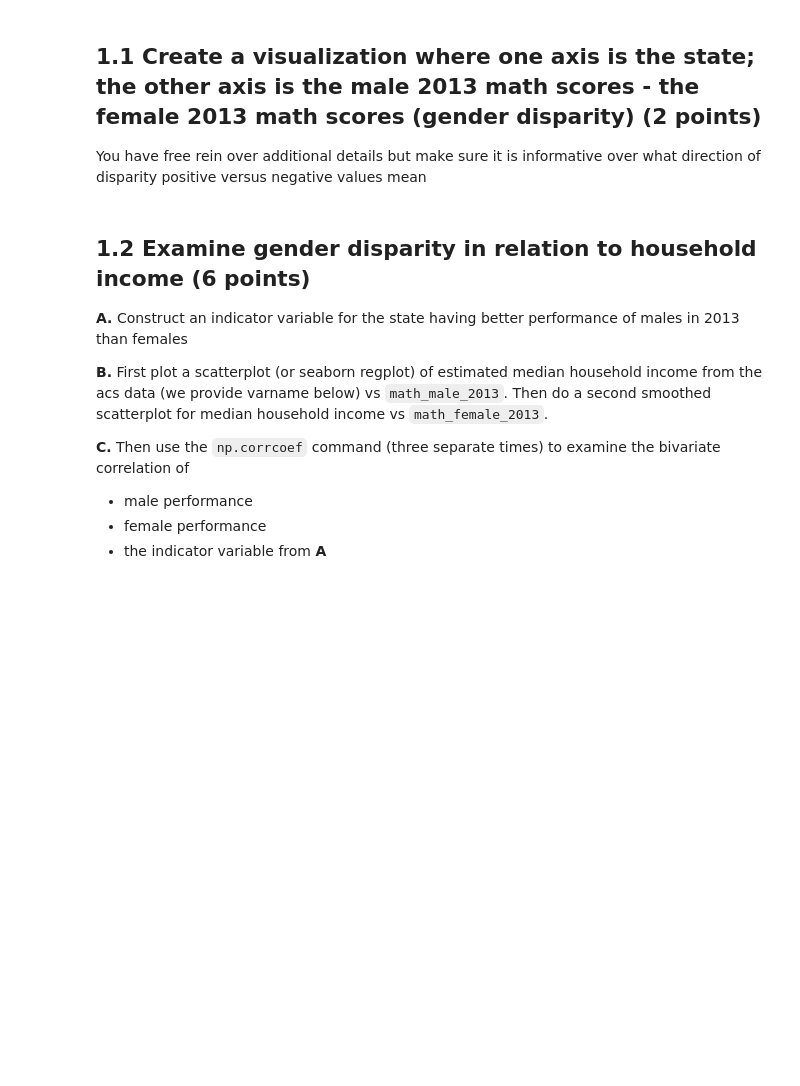
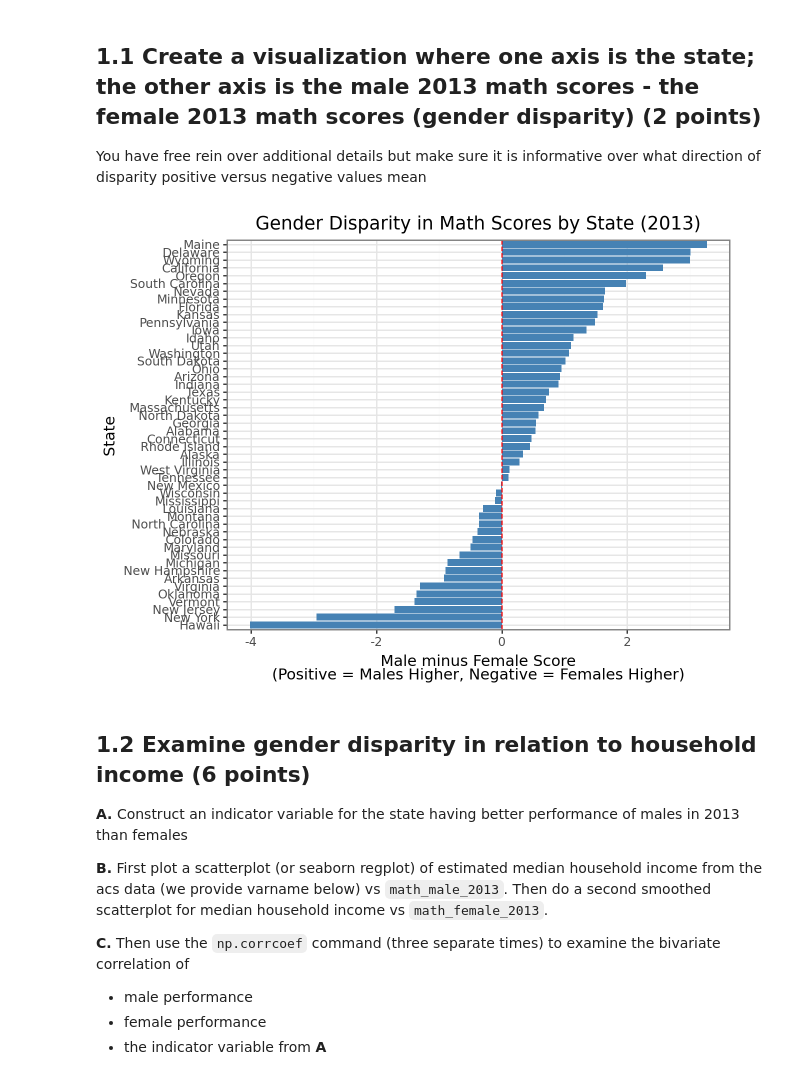
Before and after one commit to jchou27/qss20, a Jupyter notebook: problemsets/pset8/pset8_F006VHC.ipynb, the cells around one changed output. Cells and saved outputs as stored; diff of their text form; code cells hidden in the pictures; blank space fills up the shorter version.

```diff
--- a/problemsets/pset8/pset8_F006VHC.ipynb
+++ b/problemsets/pset8/pset8_F006VHC.ipynb
@@ -45,3 +45,5 @@ pd.set_option('display.max_colwidth', None)
 The file is located in the `public_data` directory, directly under the repository.
 # %%
 ## your code here
+df = pd.read_pickle('../../public_data/acs_wmath.pkl')
+df.dtypes.reset_index()
@@ -55,3 +73,17 @@ You have free rein over additional details but make sure it is informative over
+# %%
+## your code here
+df['gender_disparity_2013'] = df['math_male_2013'] - df['math_female_2013']
+
+(ggplot(df, aes(x='reorder(state, gender_disparity_2013)', y='gender_disparity_2013')) +
+ geom_bar(stat='identity', fill='steelblue') +
+ geom_hline(yintercept=0, color='red', linetype='dashed') +
+ coord_flip() +
+ labs(title='Gender Disparity in Math Scores by State (2013)',
+      x='State',
+      y='Male minus Female Score\n(Positive = Males Higher, Negative = Females Higher)') +
+ theme_bw())
+# %% [output]
+[figure, added]
 # %% [markdown]
 ## 1.2 Examine gender disparity in relation to household income (6 points)
 
```
Also changed, not shown: parts of 17 cells of this notebook.
